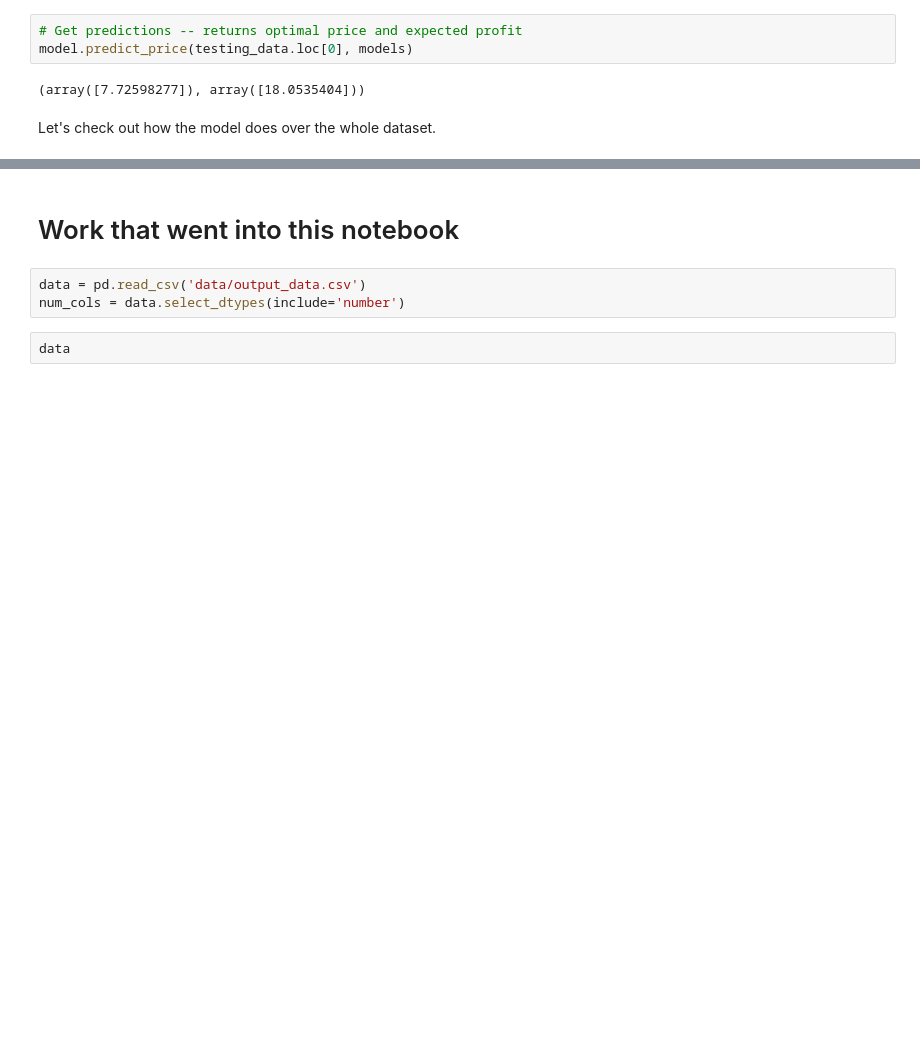
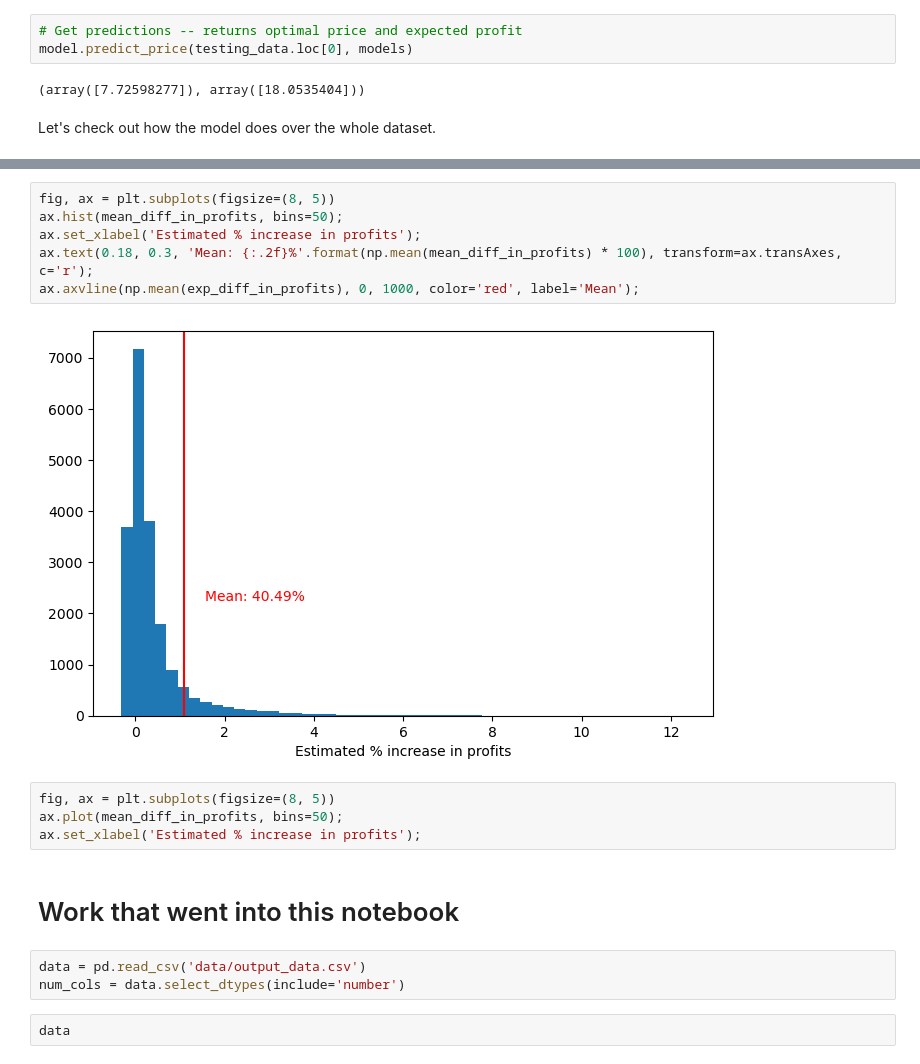
Before and after one commit to Vileh/UCL_Pricing_Algorithm_Research_Study, a Jupyter notebook: walkthrough.ipynb, the cells around one changed output, grey strips where cells are left out. Drawn from its saved outputs; the diff is of its cells as text; blank space fills up the shorter version.

```diff
--- a/walkthrough.ipynb
+++ b/walkthrough.ipynb
@@ -59,3 +64,15 @@ Variance of difference in expected profits:  7.151198084752198
+# %%
+fig, ax = plt.subplots(figsize=(8, 5))
+ax.hist(mean_diff_in_profits, bins=50);
+ax.set_xlabel('Estimated % increase in profits');
+ax.text(0.18, 0.3, 'Mean: {:.2f}%'.format(np.mean(mean_diff_in_profits) * 100), transform=ax.transAxes, c='r');
+ax.axvline(np.mean(exp_diff_in_profits), 0, 1000, color='red', label='Mean');
+# %% [output]
+[figure, added]
+# %%
+fig, ax = plt.subplots(figsize=(8, 5))
+ax.plot(mean_diff_in_profits, bins=50);
+ax.set_xlabel('Estimated % increase in profits');
 # %% [markdown]
 # Work that went into this notebook
 # %%
```
Also changed, not shown: parts of 2 cells of this notebook.
